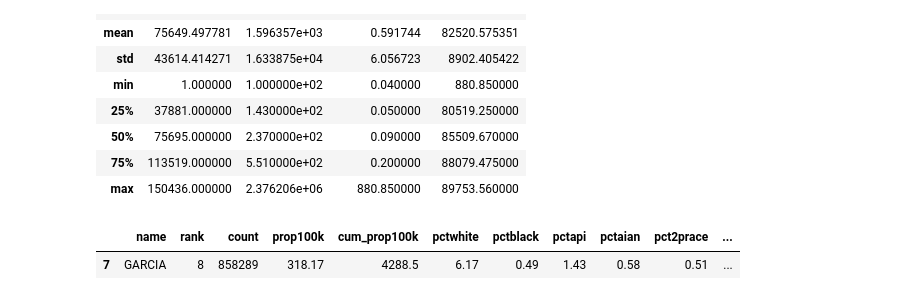
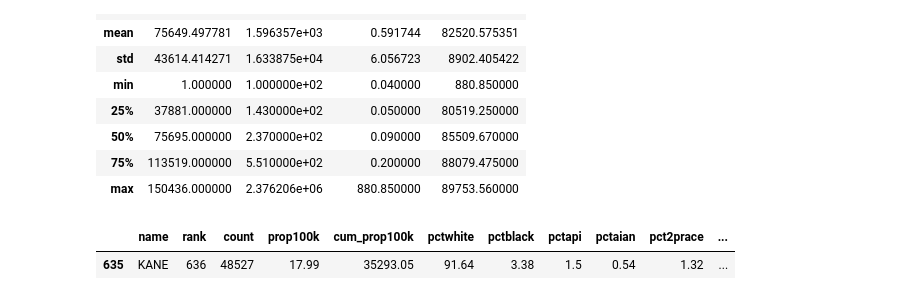
Before and after one commit to MGKane23/data-science-2022F, a Jupyter notebook: unit2/Lesson 2.3 - Getting Data - Blank.ipynb, the cells around one changed output. Saved outputs shown, nothing was run; the diff lists cells and outputs as text; code cells hidden in the pictures.

```diff
--- a/unit2/Lesson 2.3 - Getting Data - Blank.ipynb
+++ b/unit2/Lesson 2.3 - Getting Data - Blank.ipynb
@@ -182,7 +182,7 @@ surnames.describe()
 | 75% | 113519.000000 | 5.510000e+02 | 0.200000 | 88079.475000 |
 | max | 150436.000000 | 2.376206e+06 | 880.850000 | 89753.560000 |
 # %%
-surnames.loc[surnames['name'] == 'GARCIA']
+surnames.loc[surnames['name'] == 'KANE']
 # %% [output]
 |  | name | rank | count | prop100k | cum_prop100k | pctwhite | pctblack | pctapi | pctaian | pct2prace | ... |
-| 7 | GARCIA | 8 | 858289 | 318.17 | 4288.5 | 6.17 | 0.49 | 1.43 | 0.58 | 0.51 | ... |
+| 635 | KANE | 636 | 48527 | 17.99 | 35293.05 | 91.64 | 3.38 | 1.5 | 0.54 | 1.32 | ... |
```
